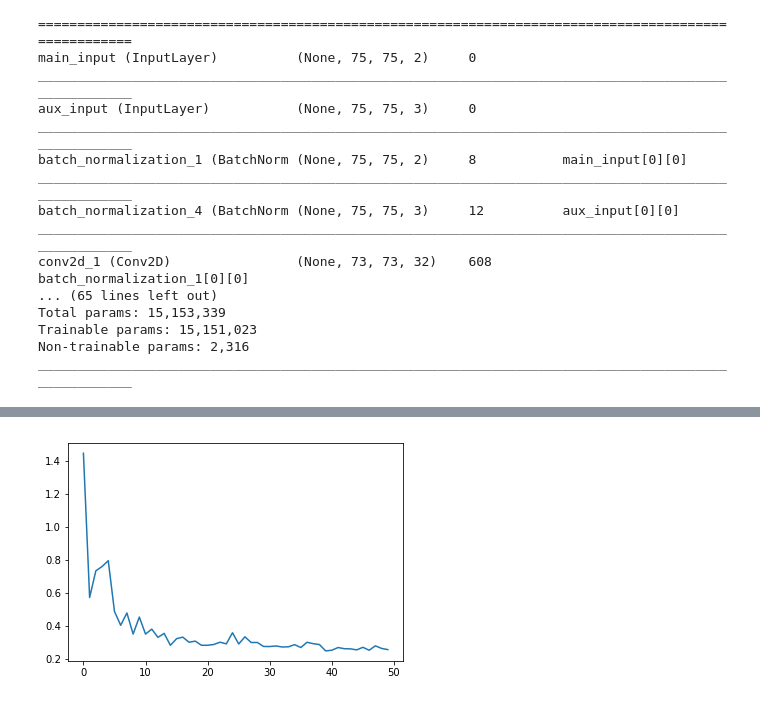
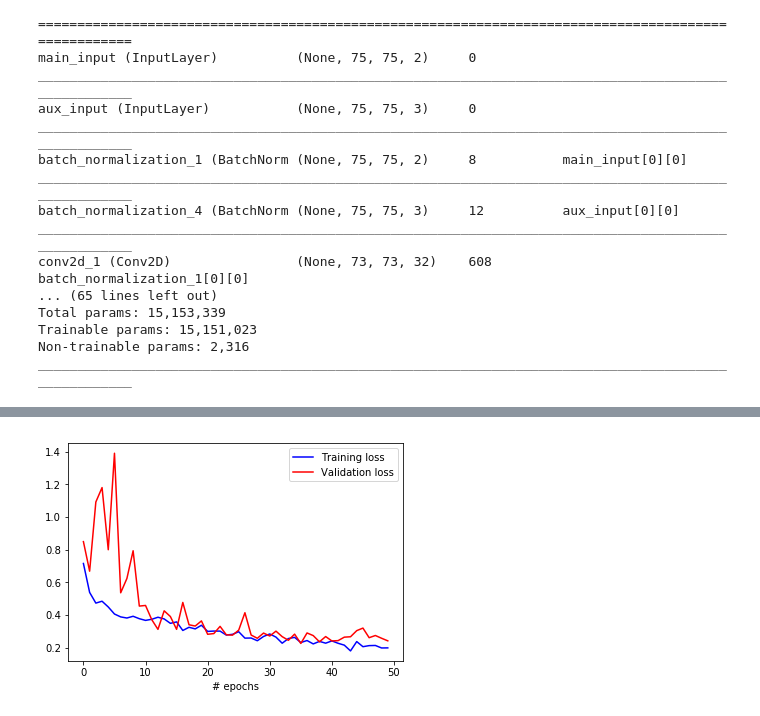
Before and after one commit to MarekKZielinski/Statoil-C-CORE-Iceberg-Classifier-Challenge, a Jupyter notebook: Iceberg-notebook.ipynb, the cells around one changed output, grey strips where cells are left out. Cells and saved outputs as stored; diff of their text form; code cells hidden in the pictures.

Commit message:
Added model history, and model_python code backup Pretty consistent 90% accuracy on validation

```diff
--- a/Iceberg-notebook.ipynb
+++ b/Iceberg-notebook.ipynb
@@ -85,0 +66,5 @@ train_df['inc_angle_f'] = train_df['inc_angle'].astype(np.float)
+# %%
+train_df['inc_angle_f'] = pd.to_numeric(train_df['inc_angle'], errors='coerce')
+print("missing values in inc_angle: ", train_df['inc_angle_f'].isnull().sum())
+train_df['inc_angle_f'].replace(np.nan,train_df['inc_angle_f'].mean(), inplace=True)
+train_df.tail()
@@ -175,14 +168,14 @@ plot_bands(2,cmap="inferno")
 # %%
 # = to_categorical(train_df.loc[:,'is_iceberg'], num_classes=2)
 y = train_df.loc[:,'is_iceberg']
-y_angle = train_df.loc[:,['is_iceberg','inc_angle']]
+y_angle = train_df.loc[:,['is_iceberg','inc_angle_f']]
 #y_angle['band_3'] = pd.Series(band_3.tolist()).apply(np.array)
 # %% [markdown]
 ### Split into train test and validation sets
 # %%
 #X_train, X_test, y_train, y_test = train_test_split(X, y, test_size=0.2, random_state=42)
 #X_train, X_val, y_train, y_val = train_test_split(X_train, y_train, test_size=0.2, random_state=42)
-X_train, X_val, y_train, y_val = train_test_split(X, y_angle, test_size=0.2, random_state=42)
+X_train, X_val, y_train, y_val = train_test_split(X, y_angle, test_size=0.3, random_state=54321)
 print(X_train.shape)
 print(X_val.shape)
 # %% [output]
@@ -371 +369,6 @@ ________________________________________________________________________________
+# %%
+#name init
+model_timestamp = str(datetime.datetime.now().strftime("%Y_%m_%d_%H_%M_%S"))
+model_best_weights_path = model_path + "weights." + model_code + "_" + model_timestamp + ".hdf5"
+callbacks = get_callbacks(filepath=model_best_weights_path, patience=10, step_decay=step_decay)
 # %%
@@ -406,6 +405,9 @@ plt.show()
-# %%
-plt.plot(H.history['val_loss'])
-plt.show()
-# %% [output]
-[figure, removed]
+# %%
+plt.plot(H.history['loss'], color="b", label='Training loss')
+plt.plot(H.history['val_loss'], color="r", label='Validation loss')
+plt.legend()
+plt.xlabel('# epochs')
+plt.show()
+# %% [output]
+[figure, added]
 # %%
```
Also changed, not shown: parts of 33 cells of this notebook, 2 other files.
